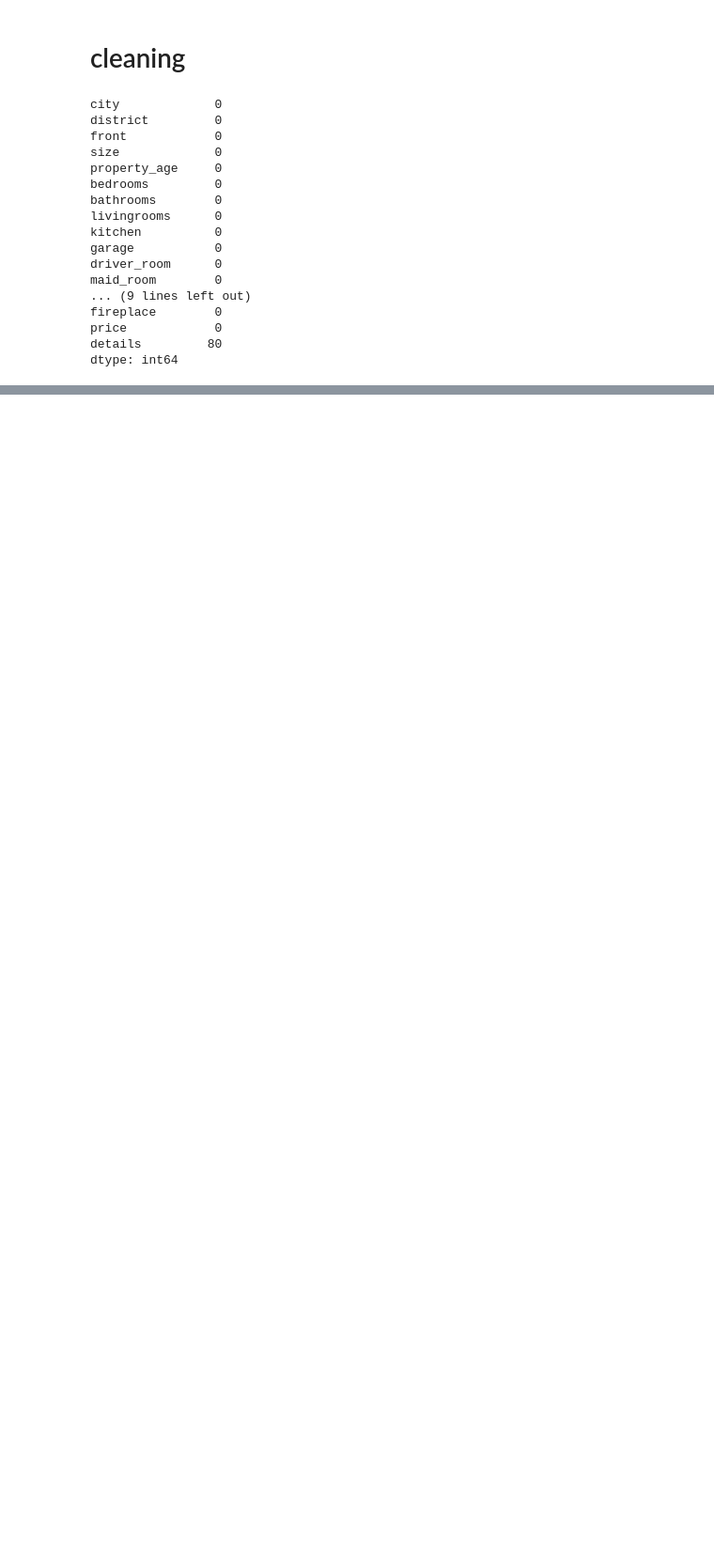
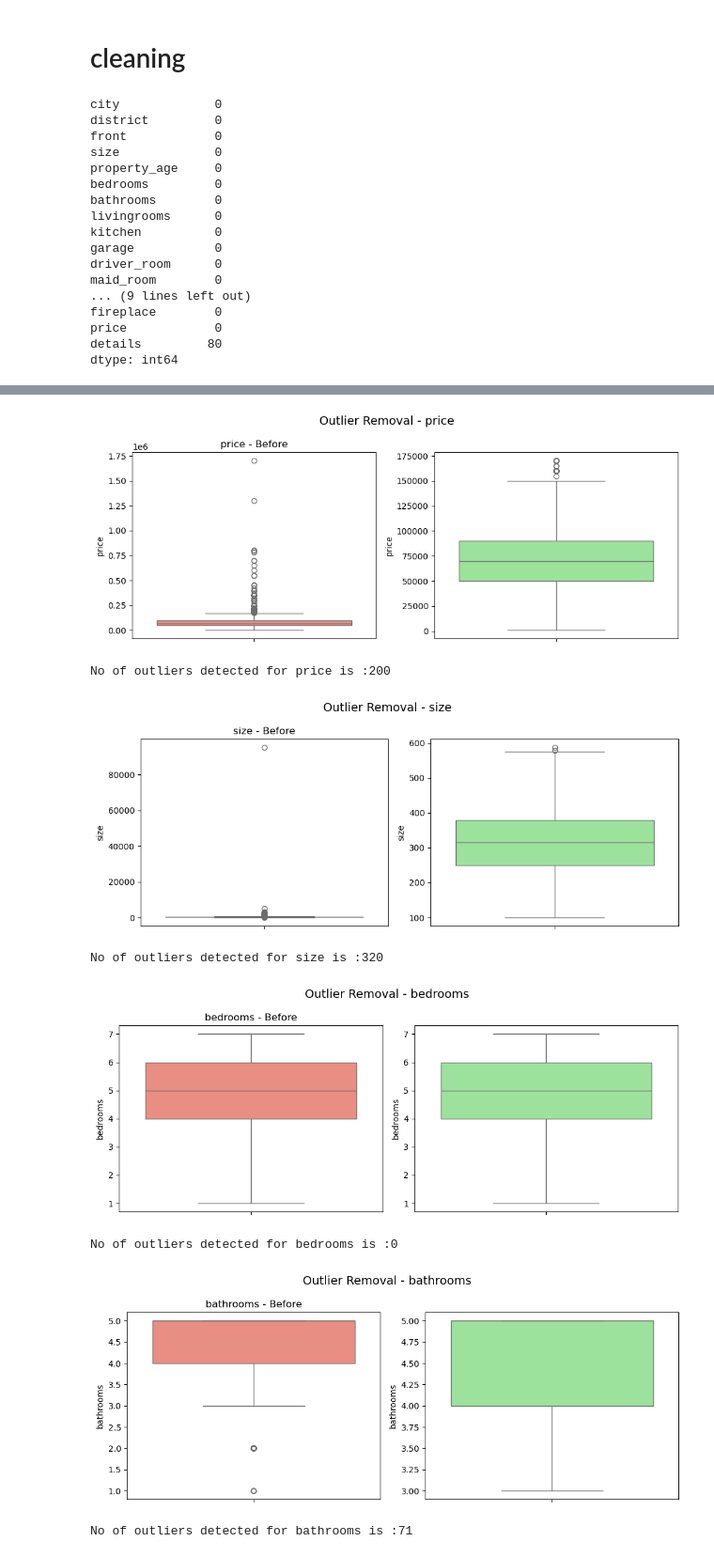
Before and after one commit to omaribrahim90/Aqar_pred, a Jupyter notebook: Aqar.ipynb, the cells around one changed output, grey strips where cells are left out. Shown: that part at 94% size. Saved outputs shown, nothing was run; the diff lists cells and outputs as text; code cells hidden in the pictures; blank space fills up the shorter version.

```diff
--- a/Aqar.ipynb
+++ b/Aqar.ipynb
@@ -113,0 +117,61 @@ plt.show()
+# %%
+df_original = df.copy()
+
+# نحدد الأعمدة الرقمية
+numeric_cols =   [
+        'price',
+        'size',
+        'bedrooms',
+        'bathrooms',
+        'livingrooms' ,
+        'driver_room'
+
+    ]
+# قناع لكل الصفوف: نبدأ باعتبار أن الكل مسموح
+mask = pd.Series(True, index=df.index)
+
+# نبدأ اللوب
+for col in numeric_cols:
+    # حساب IQR
+    Q1 = df[col].quantile(0.25)
+    Q3 = df[col].quantile(0.75)
+    IQR = Q3 - Q1
+    lower = Q1 - 1.5 * IQR
+    upper = Q3 + 1.5 * IQR
+
+    # تحديد القيم الشاذة
+    col_outliers = (df[col] < lower) | (df[col] > upper)
+    outliers_count = col_outliers.sum()
+
+    # تحديث القناع العام
+    mask &= ~col_outliers  # نحذف الصفوف اللي فيها قيم شاذة في هذا العمود
+
+    # رسم boxplot قبل وبعد
+    plt.figure(figsize=(10, 4))
+
+    plt.subplot(1, 2, 1)
+    sns.boxplot(data=df, y=col, color='salmon')
+    plt.title(f'{col} - Before')
+
+    plt.subplot(1, 2, 2)
+    sns.boxplot(data=df[~col_outliers], y=col, color='lightgreen')
+
+    plt.suptitle(f'Outlier Removal - {col}', fontsize=14)
+    plt.tight_layout()
+    plt.show()
+    print(f'No of outliers detected for {col} is :{outliers_count}')
+
+
+df_cleaned = df[mask].copy()
+
+print(f"before cleaning : {df.shape[0]}")
+print(f"after cleaning : {df_cleaned.shape[0]}")
+# %% [output]
+[figure, added]
+No of outliers detected for price is :200
+[figure, added]
+No of outliers detected for size is :320
+[figure, added]
+No of outliers detected for bedrooms is :0
+[figure, added]
+No of outliers detected for bathrooms is :71
```
Also changed, not shown: parts of 13 cells of this notebook.
